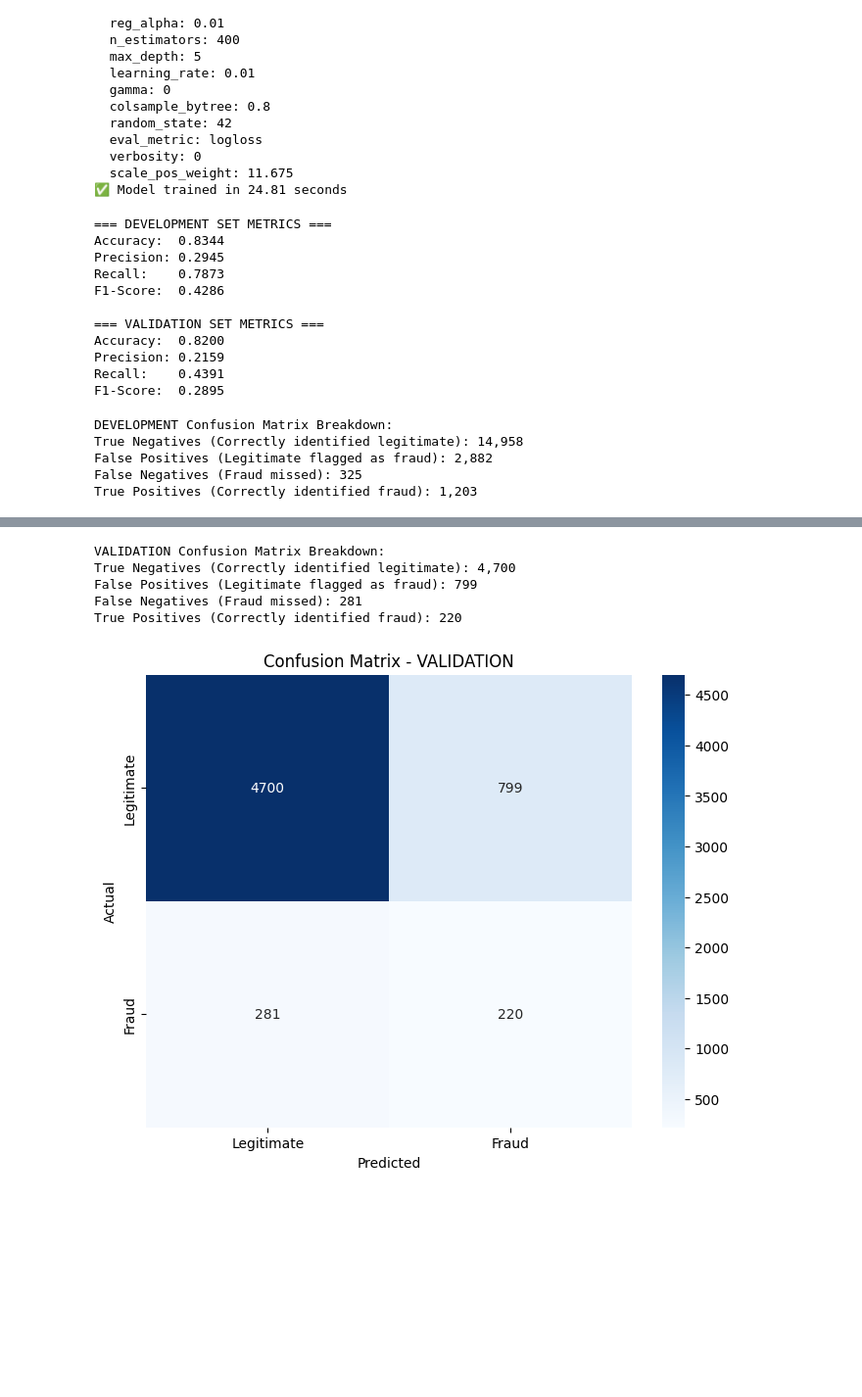
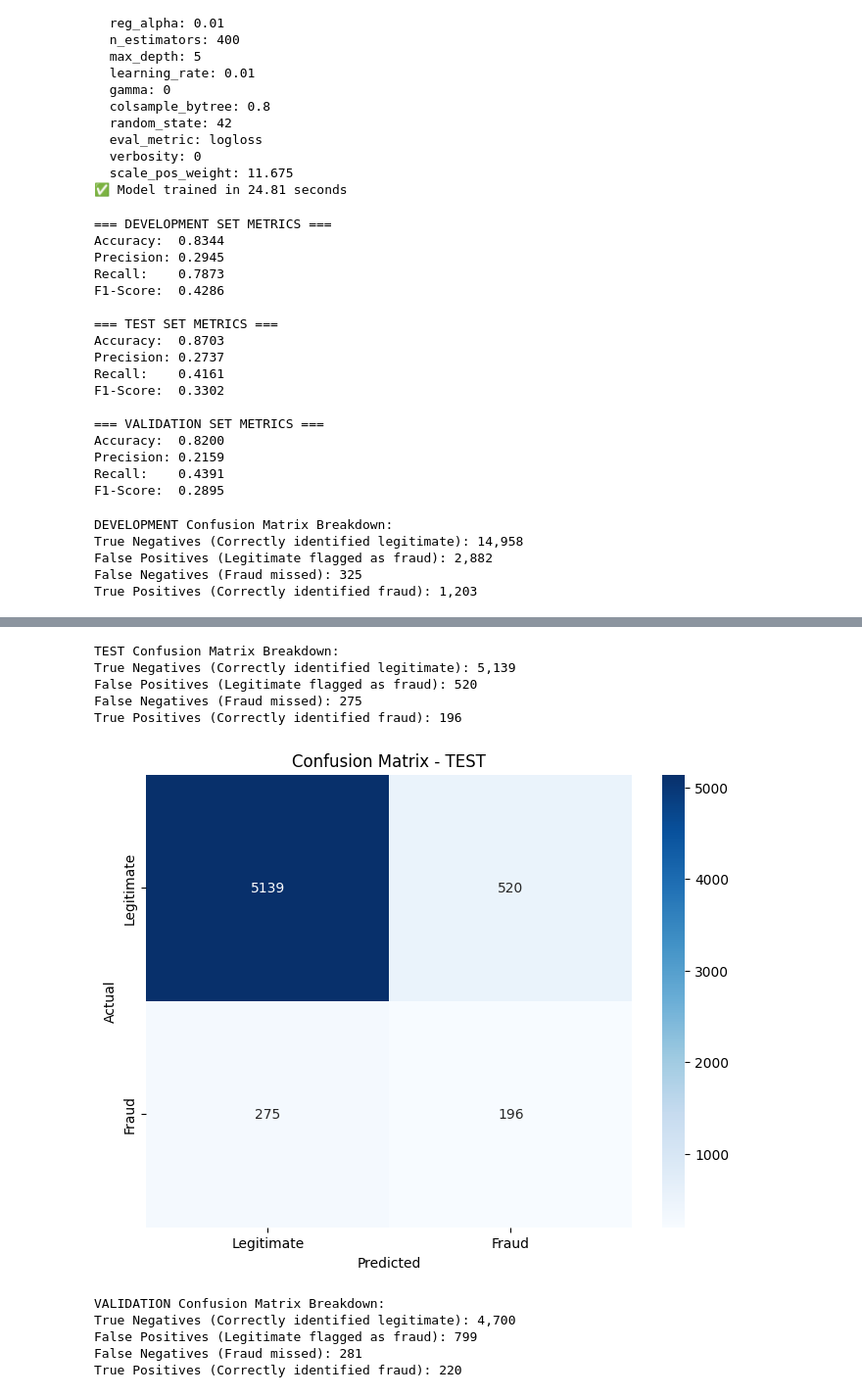
Before and after one commit to JohnnyWalker010/fraud_transaction_detection, a Jupyter notebook: fraud_transactions_detection.ipynb, the cells around one changed output, grey strips where cells are left out. Shown at 98% size. Drawn from its saved outputs; the diff is of its cells as text; code cells hidden in the pictures; blank space fills up the shorter version.

Commit message:
Add test set to validation block

```diff
--- a/fraud_transactions_detection.ipynb
+++ b/fraud_transactions_detection.ipynb
@@ -324,10 +324,12 @@ Optimal parameters:
 # %%
 # Generate predictions
 y_pred_dev = best_xgb.predict(X_dev)
+y_pred_test = best_xgb.predict(X_test)
 y_pred_valid = best_xgb.predict(X_valid)
 
 # Get prediction probabilities (important for fraud detection)
 y_prob_dev = best_xgb.predict_proba(X_dev)[:, 1]  # Probability of fraud (class 1)
+y_prob_test = best_xgb.predict_proba(X_test)[:, 1]
 y_prob_valid = best_xgb.predict_proba(X_valid)[:, 1]
 
 from sklearn.metrics import accuracy_score, precision_score, recall_score, f1_score
@@ -346,6 +348,7 @@ def evaluate_basic_metrics(y_true, y_pred, dataset_name):
 
 # Evaluate both sets
 evaluate_basic_metrics(y_dev, y_pred_dev, "DEVELOPMENT")
+evaluate_basic_metrics(y_test, y_pred_test, "TEST")
 evaluate_basic_metrics(y_valid, y_pred_valid, "VALIDATION")
 # %% [output]
 === DEVELOPMENT SET METRICS ===
@@ -354,6 +357,12 @@ Precision: 0.2945
 Recall:    0.7873
 F1-Score:  0.4286
 
+=== TEST SET METRICS ===
+Accuracy:  0.8703
+Precision: 0.2737
+Recall:    0.4161
+F1-Score:  0.3302
+
 === VALIDATION SET METRICS ===
 Accuracy:  0.8200
 Precision: 0.2159
@@ -365,36 +374,42 @@ from sklearn.metrics import confusion_matrix
 def plot_confusion_matrix(y_true, y_pred, dataset_name):
     cm = confusion_matrix(y_true, y_pred)
 
     plt.figure(figsize=(8, 6))
     sns.heatmap(cm, annot=True, fmt='d', cmap='Blues',
                 xticklabels=['Legitimate', 'Fraud'],
                 yticklabels=['Legitimate', 'Fraud'])
     plt.title(f'Confusion Matrix - {dataset_name}')
     plt.xlabel('Predicted')
     plt.ylabel('Actual')
 
     # Add interpretations
     tn, fp, fn, tp = cm.ravel()
     print(f"\n{dataset_name} Confusion Matrix Breakdown:")
     print(f"True Negatives (Correctly identified legitimate): {tn:,}")
     print(f"False Positives (Legitimate flagged as fraud): {fp:,}")
     print(f"False Negatives (Fraud missed): {fn:,}")
     print(f"True Positives (Correctly identified fraud): {tp:,}")
 
     plt.show()
 
 plot_confusion_matrix(y_dev, y_pred_dev, "DEVELOPMENT")
+plot_confusion_matrix(y_test, y_pred_test, "TEST")
 plot_confusion_matrix(y_valid, y_pred_valid, "VALIDATION")
 # %% [output]
 DEVELOPMENT Confusion Matrix Breakdown:
 True Negatives (Correctly identified legitimate): 14,958
 False Positives (Legitimate flagged as fraud): 2,882
 False Negatives (Fraud missed): 325
 True Positives (Correctly identified fraud): 1,203
 [figure]
-VALIDATION Confusion Matrix Breakdown:
-True Negatives (Correctly identified legitimate): 4,700
-False Positives (Legitimate flagged as fraud): 799
-False Negatives (Fraud missed): 281
-True Positives (Correctly identified fraud): 220
+TEST Confusion Matrix Breakdown:
+True Negatives (Correctly identified legitimate): 5,139
+False Positives (Legitimate flagged as fraud): 520
+False Negatives (Fraud missed): 275
+True Positives (Correctly identified fraud): 196
-[figure, old version]
+[figure, new version]
+VALIDATION Confusion Matrix Breakdown:
+True Negatives (Correctly identified legitimate): 4,700
+False Positives (Legitimate flagged as fraud): 799
+False Negatives (Fraud missed): 281
+True Positives (Correctly identified fraud): 220
```
Also changed, not shown: parts of 1 cell of this notebook.
